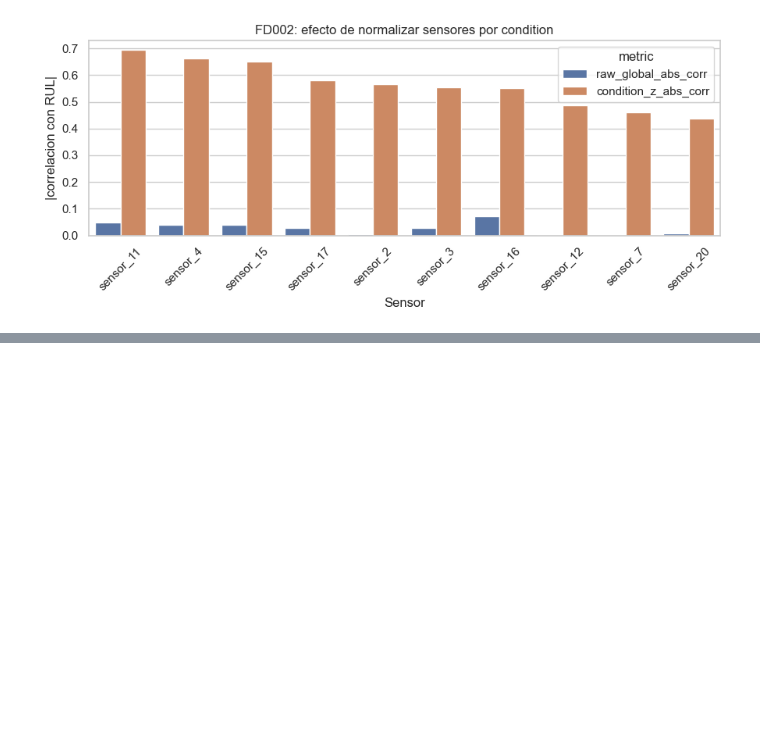
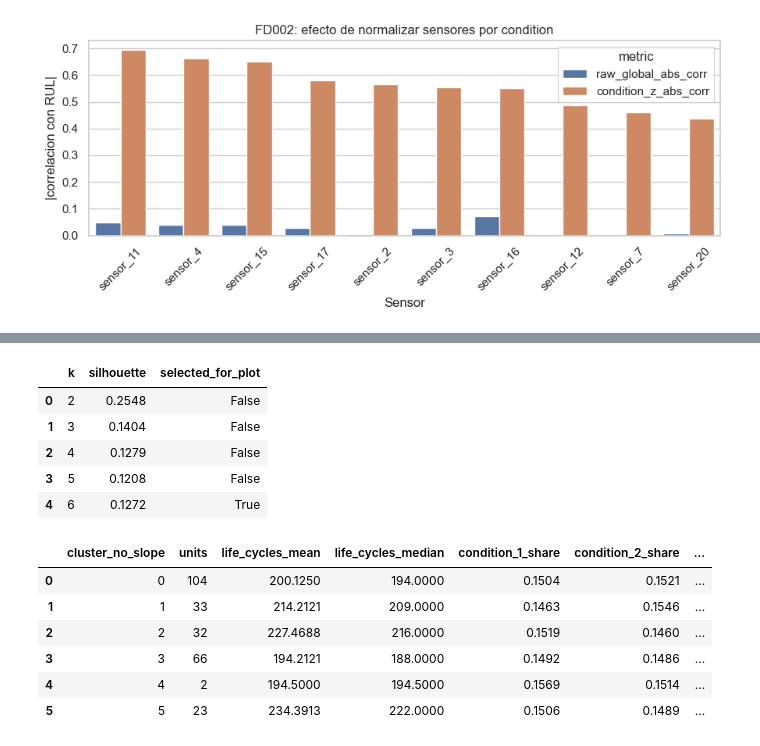
Before and after one commit to LautaroConejero/TPF-ML, a Jupyter notebook: notebooks/EDA/FD002/04_eda_fd002_conditions.ipynb, the cells around one changed output, grey strips where cells are left out. Saved outputs shown, nothing was run; the diff lists cells and outputs as text; code cells hidden in the pictures; blank space fills up the shorter version.

```diff
--- a/notebooks/EDA/FD002/04_eda_fd002_conditions.ipynb
+++ b/notebooks/EDA/FD002/04_eda_fd002_conditions.ipynb
@@ -401,0 +606,51 @@ plt.show()
+# %%
+no_slope_cols = [
+    column
+    for column in signature_norm.columns
+    if column.endswith("_end") or column.endswith("_delta")
+]
+
+X_no_slope = StandardScaler().fit_transform(signature_norm[no_slope_cols])
+no_slope_k_rows = []
+for k in range(2, 7):
+    labels = KMeans(n_clusters=k, random_state=RANDOM_STATE, n_init=30).fit_predict(X_no_slope)
+    no_slope_k_rows.append({"k": k, "silhouette": silhouette_score(X_no_slope, labels)})
+
+no_slope_k_summary = pd.DataFrame(no_slope_k_rows)
+selected_no_slope_k = expected_condition_count
+no_slope_k_summary["selected_for_plot"] = no_slope_k_summary["k"] == selected_no_slope_k
+
+cluster_no_slope = KMeans(n_clusters=selected_no_slope_k, random_state=RANDOM_STATE, n_init=30).fit_predict(X_no_slope)
+silhouette_no_slope = silhouette_score(X_no_slope, cluster_no_slope)
+
+signature_no_slope = signature_norm.copy()
+signature_no_slope["cluster_no_slope"] = cluster_no_slope
+
+no_slope_summary = (
+    signature_no_slope.groupby("cluster_no_slope")
+    .agg(
+        units=("unit", "count"),
+        life_cycles_mean=("life_cycles", "mean"),
+        life_cycles_median=("life_cycles", "median"),
+        **{column: (column, "mean") for column in condition_share_cols},
+    )
+    .reset_index()
+)
+no_slope_summary["silhouette_k6"] = silhouette_no_slope
+
+display(no_slope_k_summary)
+no_slope_summary
+# %% [output]
+|  | k | silhouette | selected_for_plot |
+| 0 | 2 | 0.2548 | False |
+| 1 | 3 | 0.1404 | False |
+| 2 | 4 | 0.1279 | False |
+| 3 | 5 | 0.1208 | False |
+| 4 | 6 | 0.1272 | True |
+|  | cluster_no_slope | units | life_cycles_mean | life_cycles_median | condition_1_share | condition_2_share | ... |
+| 0 | 0 | 104 | 200.1250 | 194.0000 | 0.1504 | 0.1521 | ... |
+| 1 | 1 | 33 | 214.2121 | 209.0000 | 0.1463 | 0.1546 | ... |
+| 2 | 2 | 32 | 227.4688 | 216.0000 | 0.1519 | 0.1460 | ... |
+| 3 | 3 | 66 | 194.2121 | 188.0000 | 0.1492 | 0.1486 | ... |
+| 4 | 4 | 2 | 194.5000 | 194.5000 | 0.1569 | 0.1514 | ... |
+| 5 | 5 | 23 | 234.3913 | 222.0000 | 0.1506 | 0.1489 | ... |
```
Also changed, not shown: parts of 14 cells of this notebook, 42 other files.
